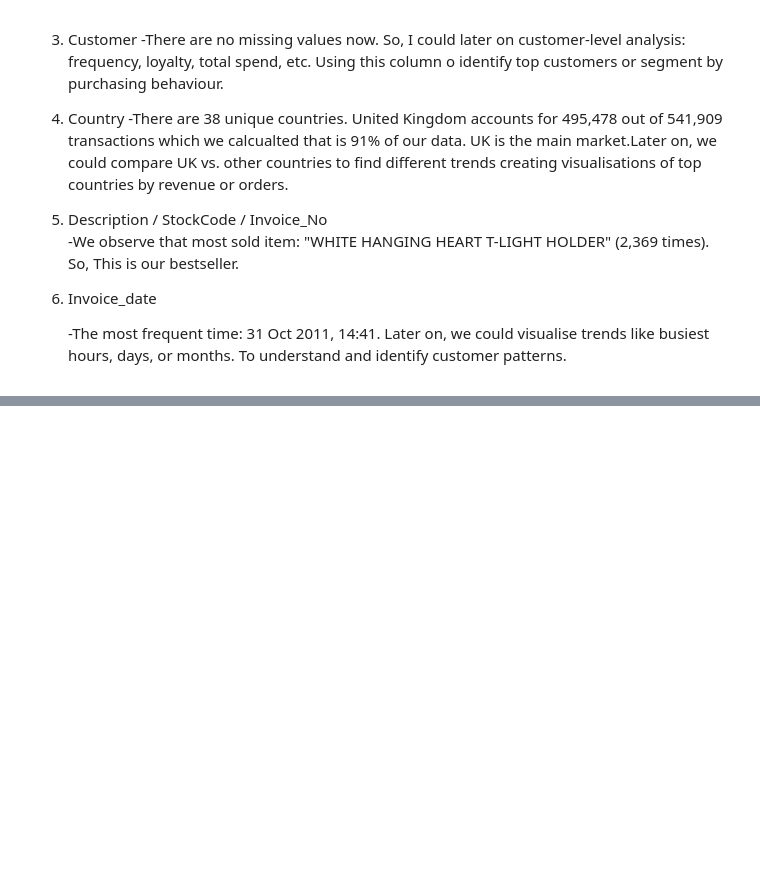
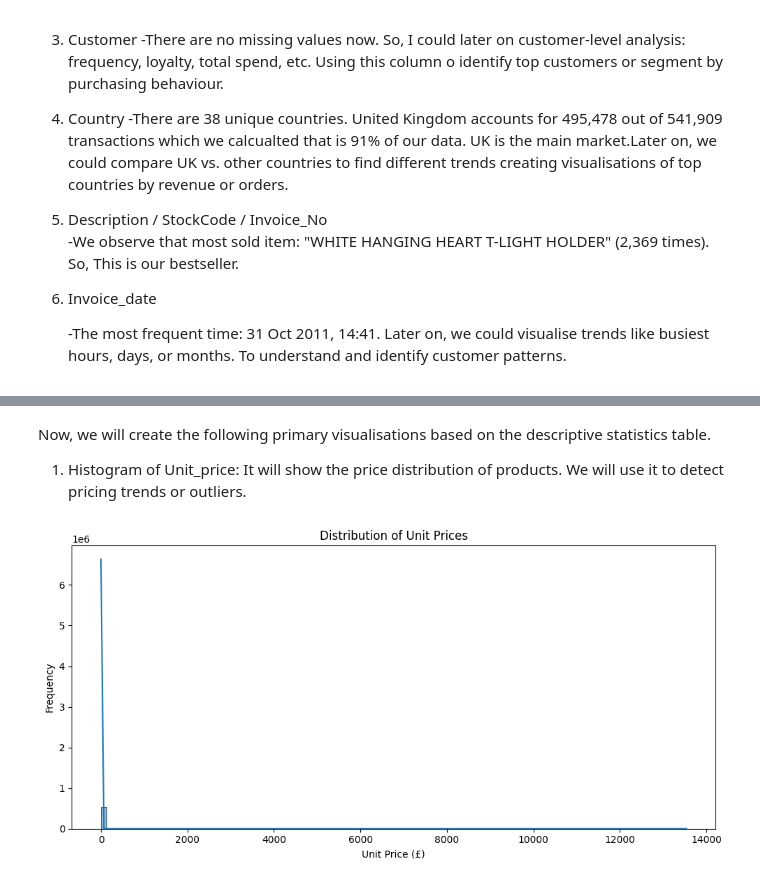
Before and after one commit to Sashafirce/Hyggeland-project-Data-analysis, a Jupyter notebook: jupyter_notebooks/Hyggeland_Data_analysis.ipynb, the cells around one changed output, grey strips where cells are left out. Cells and saved outputs as stored; diff of their text form; code cells hidden in the pictures; blank space fills up the shorter version.

Commit message:
creating visualistions

```diff
--- a/jupyter_notebooks/Hyggeland_Data_analysis.ipynb
+++ b/jupyter_notebooks/Hyggeland_Data_analysis.ipynb
@@ -211,0 +203,15 @@ df_full.head()
+# %%
+# Step 15: Load the cleaned dataset again
+df_full = pd.read_csv("Data/Inputs/Cleaned_Online_Retail_Full.csv")
+
+# Step 16: convert date column to datetime.
+df_full['invoice_date'] = pd.to_datetime(df_full['invoice_date'])
+df_full['year'] = df_full['invoice_date'].dt.year
+df_full['month'] = df_full['invoice_date'].dt.month
+df_full['day'] = df_full['invoice_date'].dt.day
+df_full['day_of_week'] = df_full['invoice_date'].dt.day_name()
+df_full['week_of_year'] = df_full['invoice_date'].dt.isocalendar().week
+df_full['quarter'] = df_full['invoice_date'].dt.quarter
+# Step 17: Save the updated dataset with new date columns
+df_full.to_csv("Data/Inputs/Cleaned_Online_Retail_Full.csv", index=False)
+df_full.head()
@@ -211,0 +225,14 @@ df_full.head()
+# %% [markdown]
+Now, we will create the following primary visualisations based on the descriptive statistics table.
+1. Histogram of Unit_price: It will show the price distribution of products. We will use it to detect pricing trends or outliers.
+# %%
+# Step 18: Visualize a histogram of the unit price.
+plt.figure(figsize=(10, 5))
+sns.histplot(df_full['unit_price'], bins=100, kde=True)
+plt.title("Distribution of Unit Prices")
+plt.xlabel("Unit Price (£)")
+plt.ylabel("Frequency")
+plt.tight_layout()
+plt.show()
+# %% [output]
+[figure, added]
```
Also changed, not shown: parts of 13 cells of this notebook, 1 other file.
